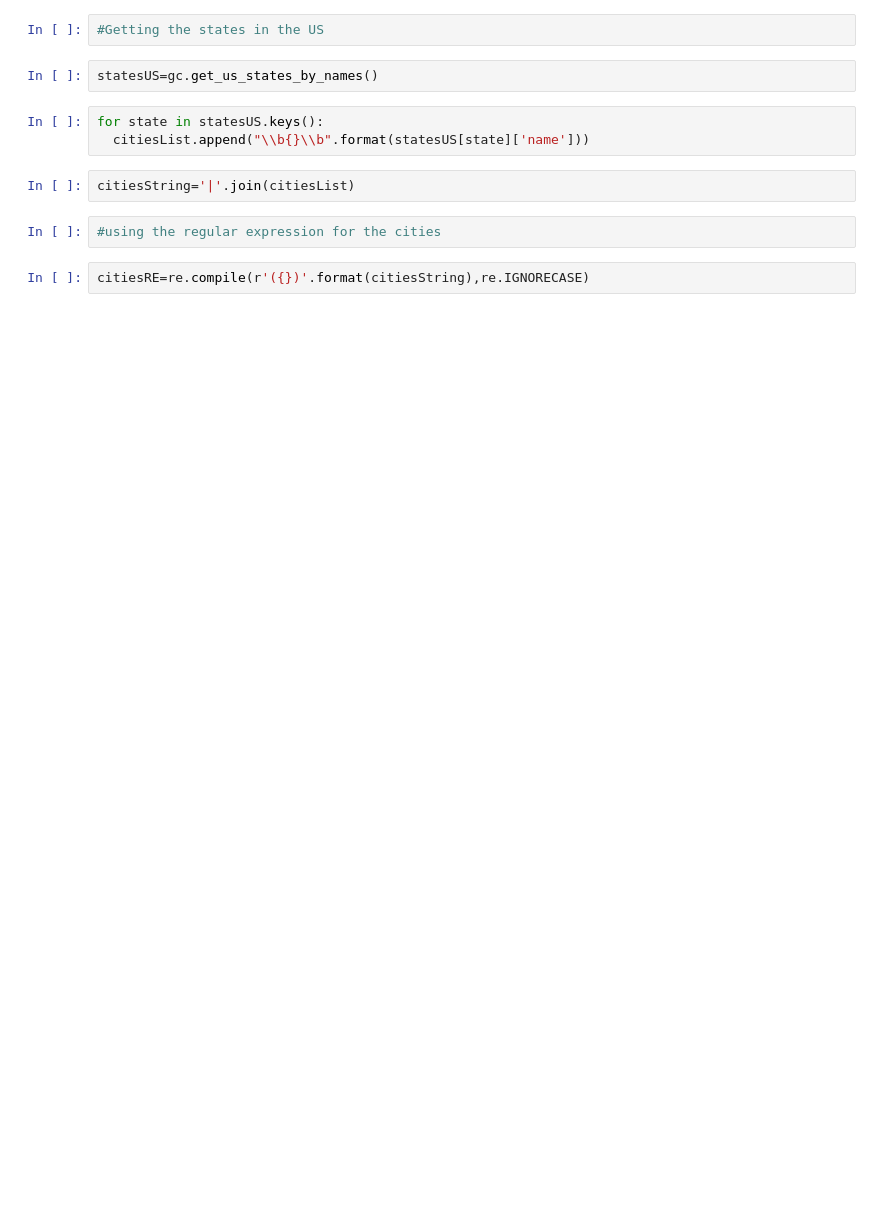
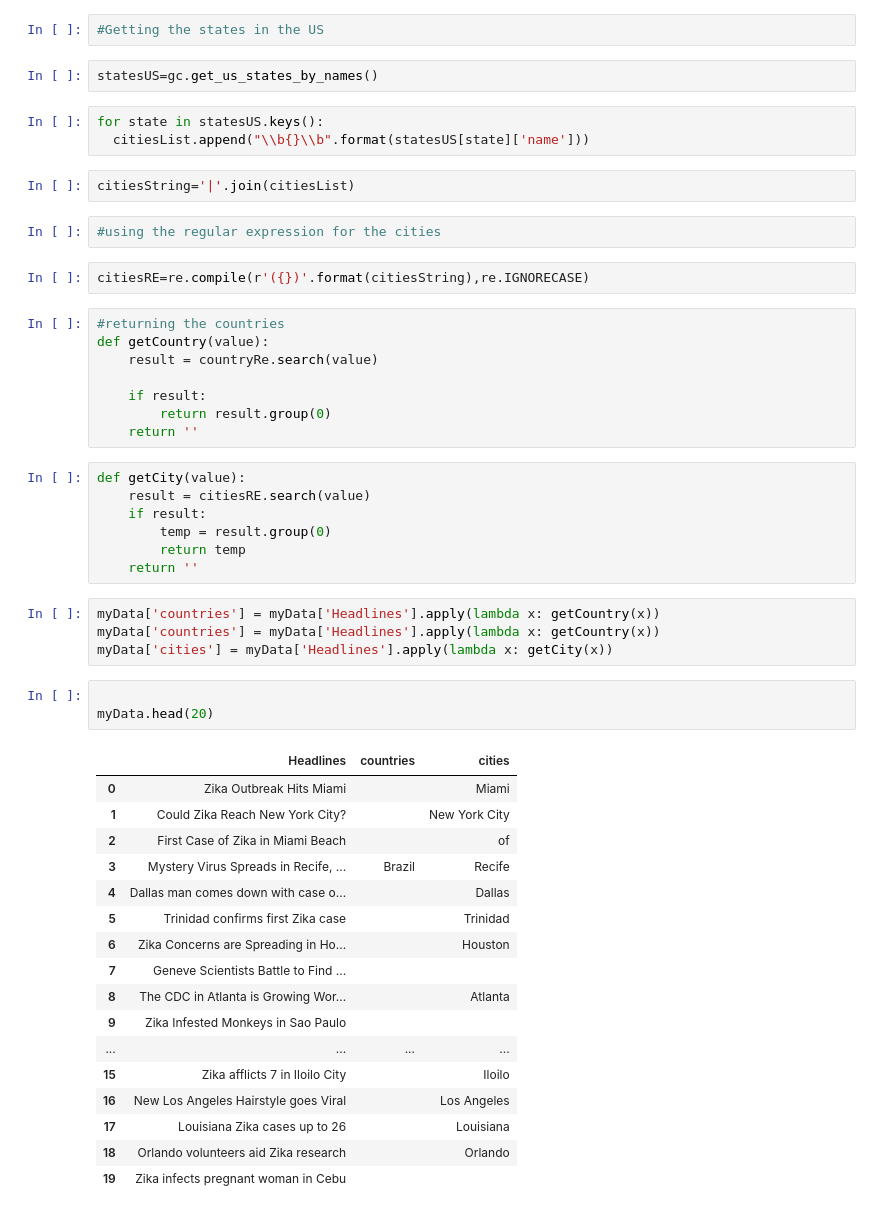
Before and after one commit to lawrenceN/ASPBaseApp, a Jupyter notebook: Discovering_Disease_Outbreaks_from_News_Headlines.ipynb, the cells around one changed output. Cells and saved outputs as stored; diff of their text form; blank space fills up the shorter version.

```diff
--- a/Discovering_Disease_Outbreaks_from_News_Headlines.ipynb
+++ b/Discovering_Disease_Outbreaks_from_News_Headlines.ipynb
@@ -180,3 +185,43 @@ citiesString='|'.join(citiesList)
 #using the regular expression for the cities
 # %%
 citiesRE=re.compile(r'({})'.format(citiesString),re.IGNORECASE)
+# %%
+#returning the countries
+def getCountry(value):
+    result = countryRe.search(value)
+
+    if result:
+        return result.group(0)
+    return ''
+# %%
+def getCity(value):
+    result = citiesRE.search(value)
+    if result:
+        temp = result.group(0)
+        return temp
+    return ''
+# %%
+myData['countries'] = myData['Headlines'].apply(lambda x: getCountry(x))
+myData['countries'] = myData['Headlines'].apply(lambda x: getCountry(x))
+myData['cities'] = myData['Headlines'].apply(lambda x: getCity(x))
+# %%
+
+myData.head(20)
+# %% [output]
+|  | Headlines | countries | cities |
+| 0 | Zika Outbreak Hits Miami |  | Miami |
+| 1 | Could Zika Reach New York City? |  | New York City |
+| 2 | First Case of Zika in Miami Beach |  | of |
+| 3 | Mystery Virus Spreads in Recife, ... | Brazil | Recife |
+| 4 | Dallas man comes down with case o... |  | Dallas |
+| 5 | Trinidad confirms first Zika case |  | Trinidad |
+| 6 | Zika Concerns are Spreading in Ho... |  | Houston |
+| 7 | Geneve Scientists Battle to Find ... |  |  |
+| 8 | The CDC in Atlanta is Growing Wor... |  | Atlanta |
+| 9 | Zika Infested Monkeys in Sao Paulo |  |  |
+| ... | ... | ... | ... |
+| 15 | Zika afflicts 7 in Iloilo City |  | Iloilo |
+| 16 | New Los Angeles Hairstyle goes Viral |  | Los Angeles |
+| 17 | Louisiana Zika cases up to 26 |  | Louisiana |
+| 18 | Orlando volunteers aid Zika research |  | Orlando |
+| 19 | Zika infects pregnant woman in Cebu |  |  |
```
Also changed, not shown: parts of 4 cells of this notebook.
